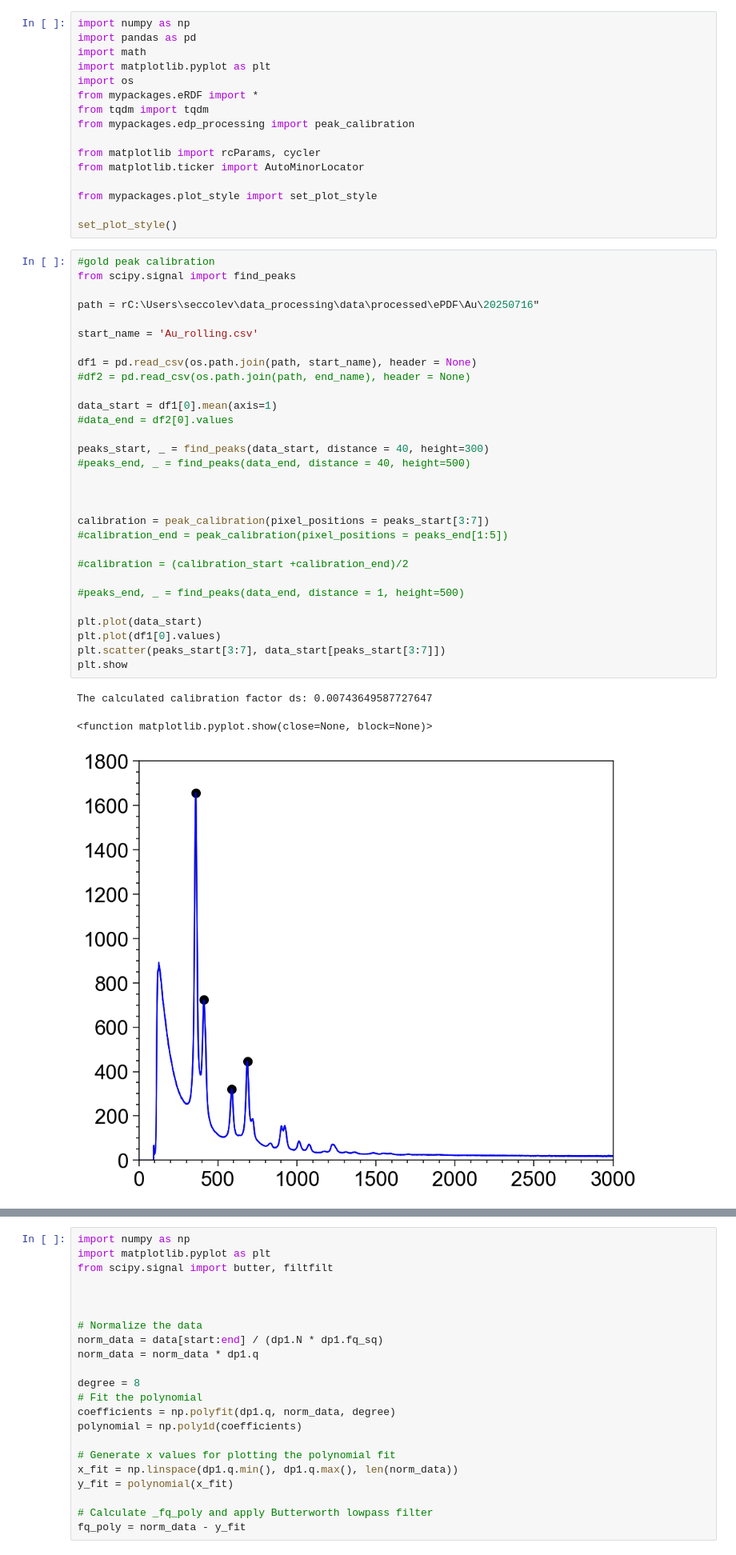
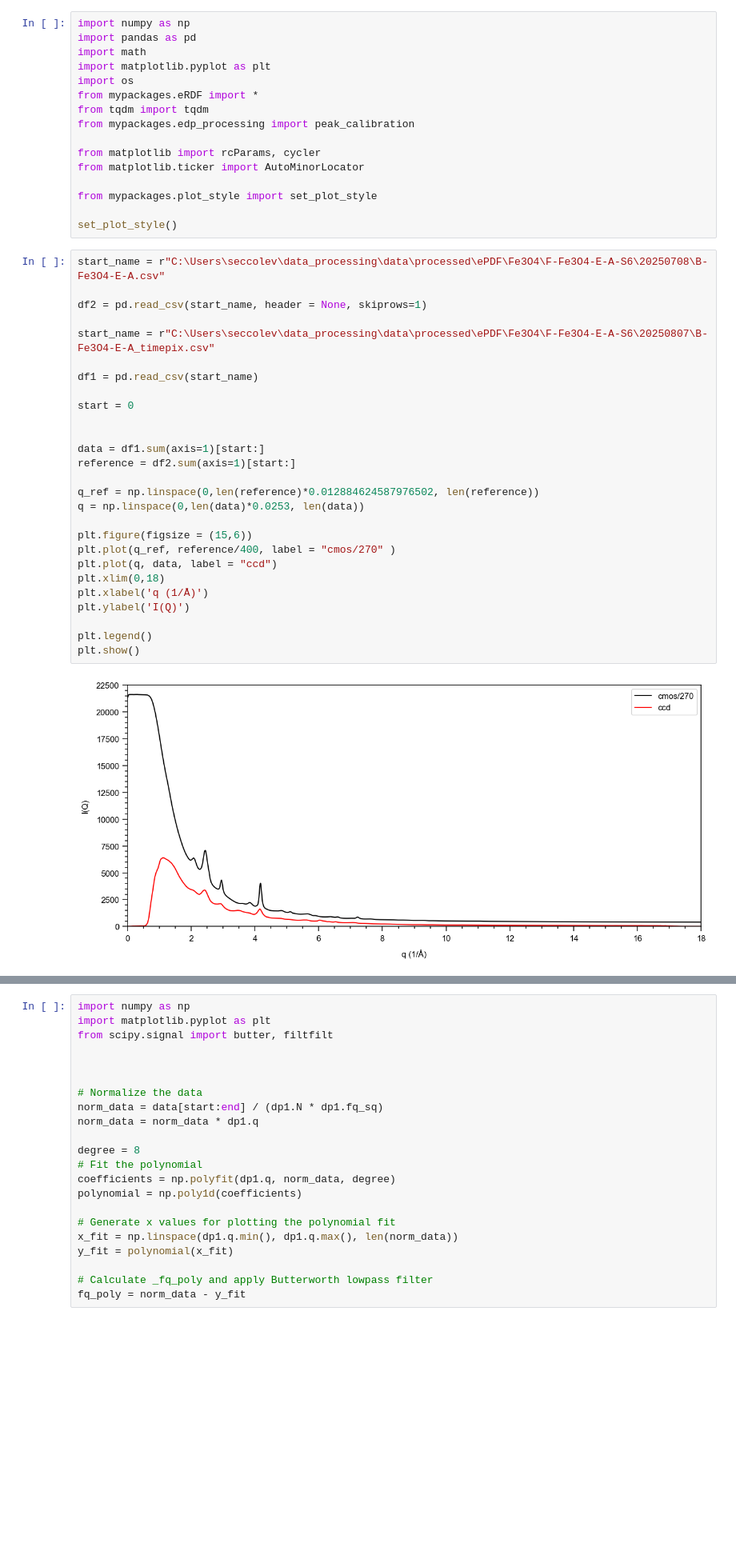
Before and after one commit to victorsecco/PyeRDF, a Jupyter notebook: notebooks/workflows/epdf/02.1_eRDF.ipynb, the cells around one changed output, grey strips where cells are left out. Shown at 80% size. Saved outputs shown, nothing was run; the diff lists cells and outputs as text; blank space fills up the shorter version.

```diff
--- a/notebooks/workflows/epdf/02.1_eRDF.ipynb
+++ b/notebooks/workflows/epdf/02.1_eRDF.ipynb
@@ -14,40 +16,35 @@ from matplotlib.ticker import AutoMinorLocator
 from mypackages.plot_style import set_plot_style
 
 set_plot_style()
-# %%
-#gold peak calibration
-from scipy.signal import find_peaks
-
-path = rC:\Users\seccolev\data_processing\data\processed\ePDF\Au\20250716"
-
-start_name = 'Au_rolling.csv'
-
-df1 = pd.read_csv(os.path.join(path, start_name), header = None)
-#df2 = pd.read_csv(os.path.join(path, end_name), header = None)
-
-data_start = df1[0].mean(axis=1)
-#data_end = df2[0].values
-
-peaks_start, _ = find_peaks(data_start, distance = 40, height=300)
-#peaks_end, _ = find_peaks(data_end, distance = 40, height=500)
-
-
-
-calibration = peak_calibration(pixel_positions = peaks_start[3:7])
-#calibration_end = peak_calibration(pixel_positions = peaks_end[1:5])
-
-#calibration = (calibration_start +calibration_end)/2
-
-#peaks_end, _ = find_peaks(data_end, distance = 1, height=500)
-
-plt.plot(data_start)
-plt.plot(df1[0].values)
-plt.scatter(peaks_start[3:7], data_start[peaks_start[3:7]])
-plt.show
-# %% [output]
-The calculated calibration factor ds: 0.00743649587727647
-<function matplotlib.pyplot.show(close=None, block=None)>
-[figure, removed]
+# %%
+start_name = r"C:\Users\seccolev\data_processing\data\processed\ePDF\Fe3O4\F-Fe3O4-E-A-S6\20250708\B-Fe3O4-E-A.csv"
+
+df2 = pd.read_csv(start_name, header = None, skiprows=1)
+
+start_name = r"C:\Users\seccolev\data_processing\data\processed\ePDF\Fe3O4\F-Fe3O4-E-A-S6\20250807\B-Fe3O4-E-A_timepix.csv"
+
+df1 = pd.read_csv(start_name)
+
+start = 0
+
+
+data = df1.sum(axis=1)[start:]
+reference = df2.sum(axis=1)[start:]
+
+q_ref = np.linspace(0,len(reference)*0.012884624587976502, len(reference))
+q = np.linspace(0,len(data)*0.0253, len(data))
+
+plt.figure(figsize = (15,6))
+plt.plot(q_ref, reference/400, label = "cmos/270" )
+plt.plot(q, data, label = "ccd")
+plt.xlim(0,18)
+plt.xlabel('q (1/Å)')
+plt.ylabel('I(Q)')
+
+plt.legend()
+plt.show()
+# %% [output]
+[figure, added]
 # %%
 from scipy.signal import find_peaks
 
```
Also changed, not shown: parts of 24 cells of this notebook, 4 other files.
